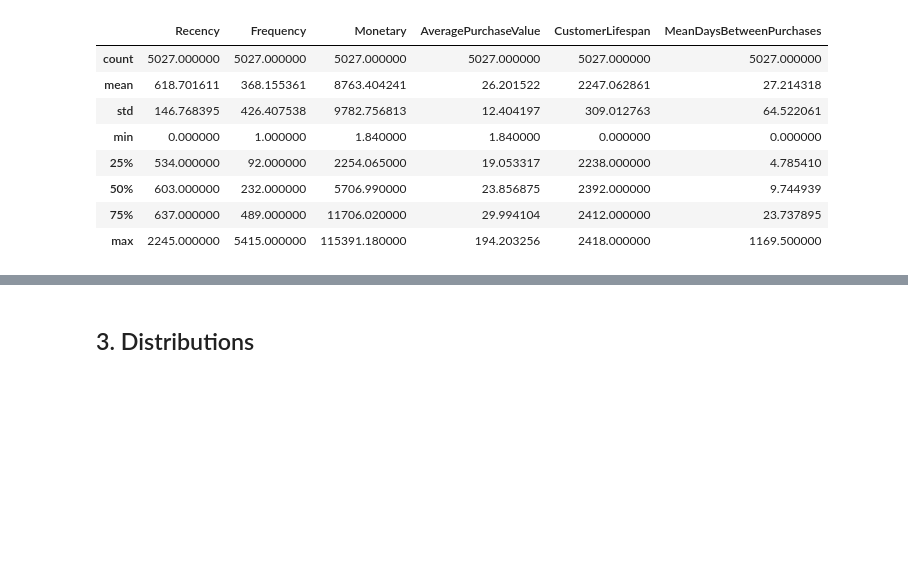
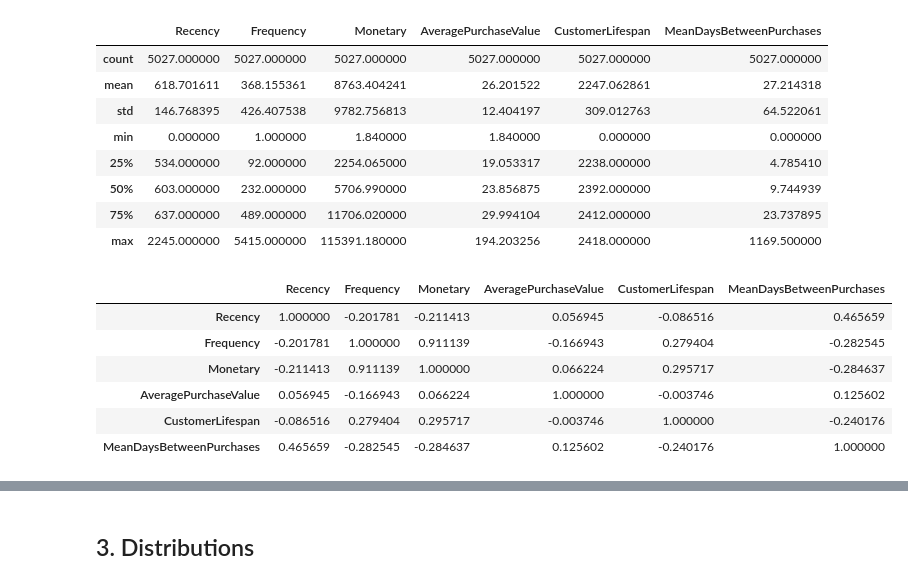
Before and after one commit to IvanOsipovDS/clv_prediction_project, a Jupyter notebook: notebooks/1_EDA.ipynb, the cells around one changed output, grey strips where cells are left out. Cells and saved outputs as stored; diff of their text form; code cells hidden in the pictures; blank space fills up the shorter version.

```diff
--- a/notebooks/1_EDA.ipynb
+++ b/notebooks/1_EDA.ipynb
@@ -43,3 +43,13 @@ rfm_df.describe()
 | 50% | 603.000000 | 232.000000 | 5706.990000 | 23.856875 | 2392.000000 | 9.744939 |
 | 75% | 637.000000 | 489.000000 | 11706.020000 | 29.994104 | 2412.000000 | 23.737895 |
 | max | 2245.000000 | 5415.000000 | 115391.180000 | 194.203256 | 2418.000000 | 1169.500000 |
+# %%
+rfm_df.corr()
+# %% [output]
+|  | Recency | Frequency | Monetary | AveragePurchaseValue | CustomerLifespan | MeanDaysBetweenPurchases |
+| Recency | 1.000000 | -0.201781 | -0.211413 | 0.056945 | -0.086516 | 0.465659 |
+| Frequency | -0.201781 | 1.000000 | 0.911139 | -0.166943 | 0.279404 | -0.282545 |
+| Monetary | -0.211413 | 0.911139 | 1.000000 | 0.066224 | 0.295717 | -0.284637 |
+| AveragePurchaseValue | 0.056945 | -0.166943 | 0.066224 | 1.000000 | -0.003746 | 0.125602 |
+| CustomerLifespan | -0.086516 | 0.279404 | 0.295717 | -0.003746 | 1.000000 | -0.240176 |
+| MeanDaysBetweenPurchases | 0.465659 | -0.282545 | -0.284637 | 0.125602 | -0.240176 | 1.000000 |
```
Also changed, not shown: parts of 7 cells of this notebook.
